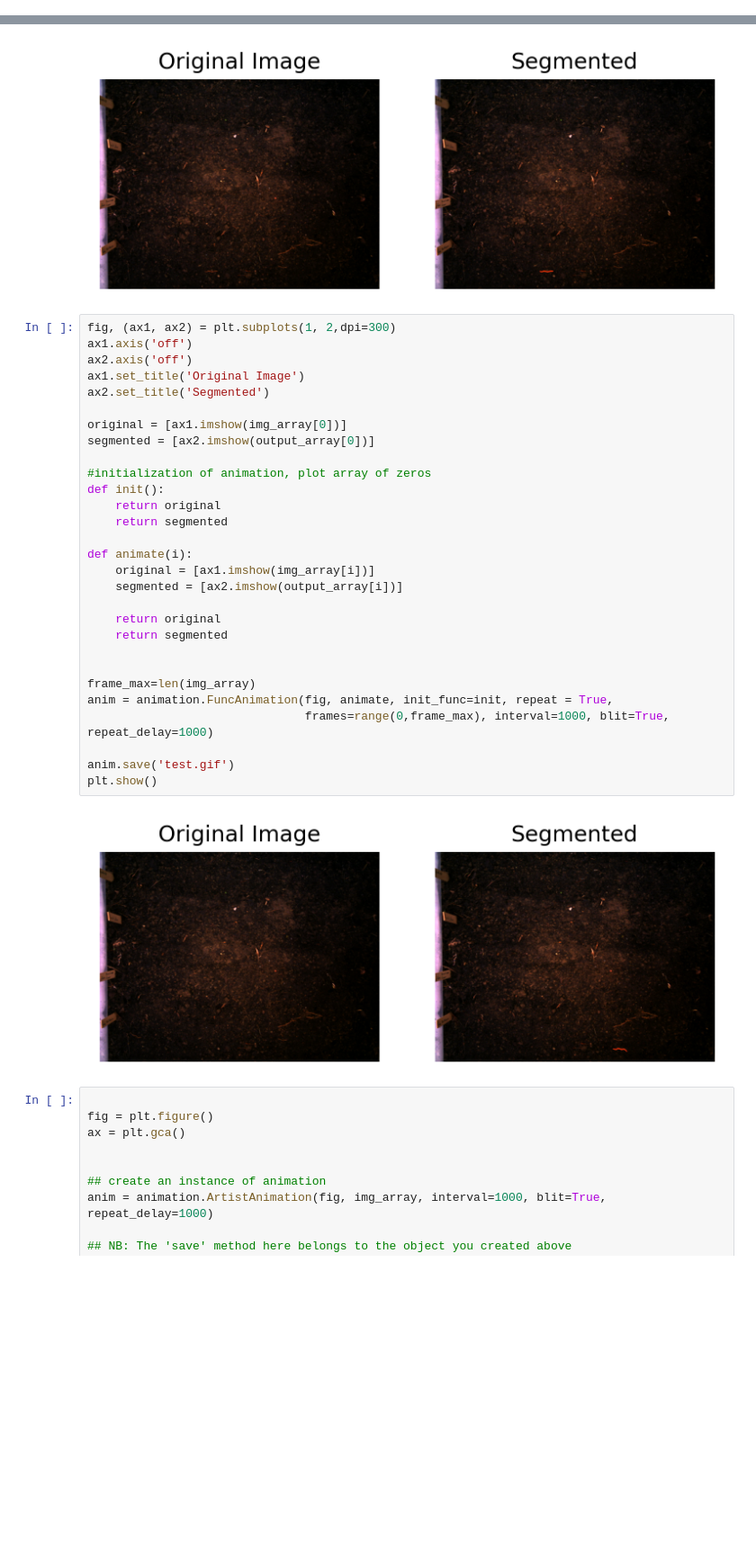
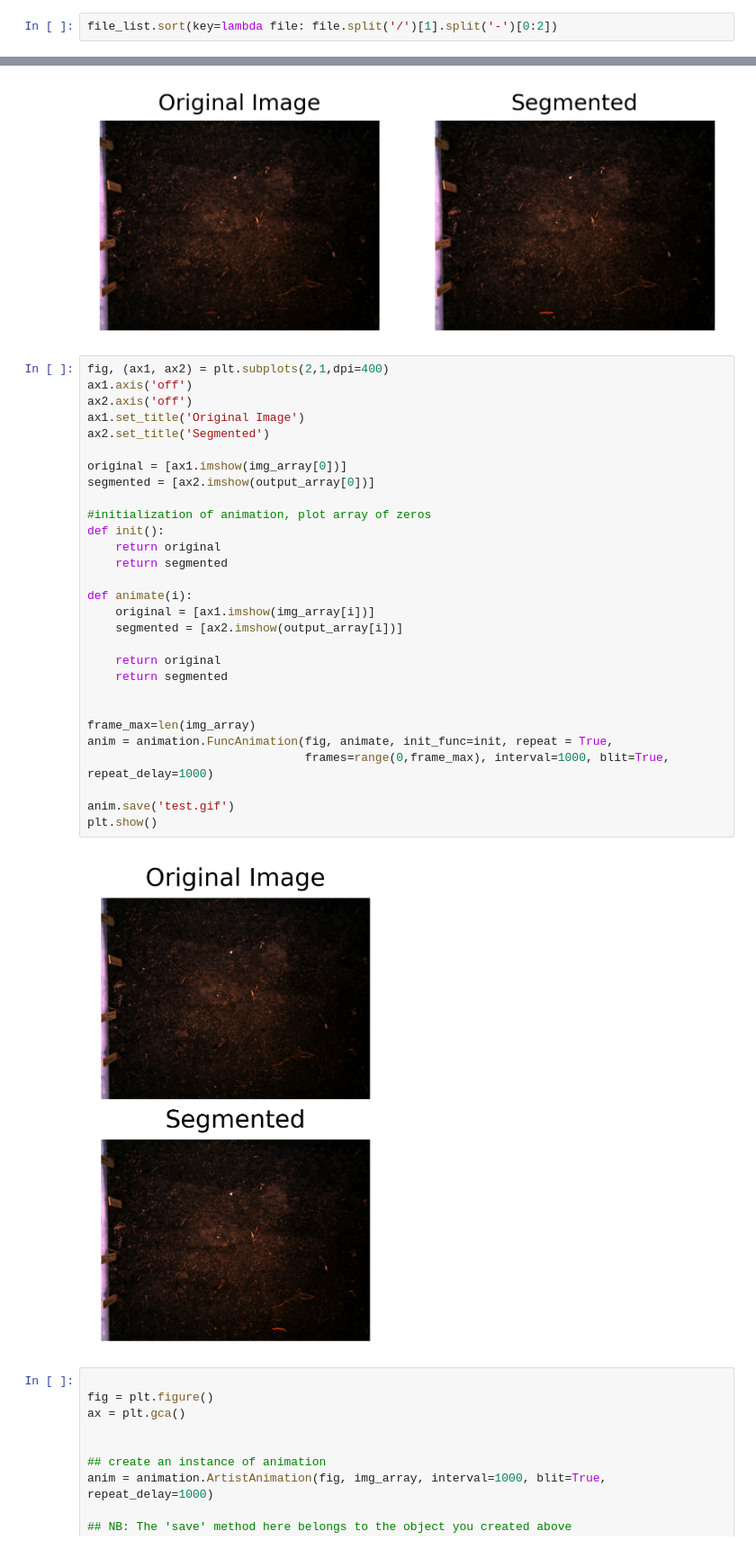
Before and after one commit to gabrielkassjohnson/tracking-invasive-worms-with-computer-vision, a Jupyter notebook: worms/anim-test.ipynb, the cells around one changed output, grey strips where cells are left out. Shown at 90% size. Drawn from its saved outputs; the diff is of its cells as text; blank space fills up the shorter version.

```diff
--- a/worms/anim-test.ipynb
+++ b/worms/anim-test.ipynb
@@ -27,6 +27,8 @@ print(file_list)
 file_list[0]
 # %% [output]
 'data/08-22-41.jpg'
+# %%
+file_list.sort(key=lambda file: file.split('/')[1].split('-')[0:2])
 # %%
 dir = os.path.join("output-images", "*.jpg")
 filled_list = [file for file in glob(dir)]
@@ -77,36 +79,36 @@ plt.show
 <function matplotlib.pyplot.show(close=None, block=None)>
 [figure]
 # %%
-fig, (ax1, ax2) = plt.subplots(1, 2,dpi=300)
+fig, (ax1, ax2) = plt.subplots(2,1,dpi=400)
 ax1.axis('off')
 ax2.axis('off')
 ax1.set_title('Original Image')
 ax2.set_title('Segmented')
 
 original = [ax1.imshow(img_array[0])]
 segmented = [ax2.imshow(output_array[0])]
 
 #initialization of animation, plot array of zeros
 def init():
     return original
     return segmented
 
 def animate(i):
     original = [ax1.imshow(img_array[i])]
     segmented = [ax2.imshow(output_array[i])]
 
     return original
     return segmented
 
 
 frame_max=len(img_array)
 anim = animation.FuncAnimation(fig, animate, init_func=init, repeat = True,
                                frames=range(0,frame_max), interval=1000, blit=True, repeat_delay=1000)
 
 anim.save('test.gif')
 plt.show()
 # %% [output]
-[figure, old version]
+[figure, new version]
 # %%
 
 fig = plt.figure()
```
Also changed, not shown: 2 other files.
